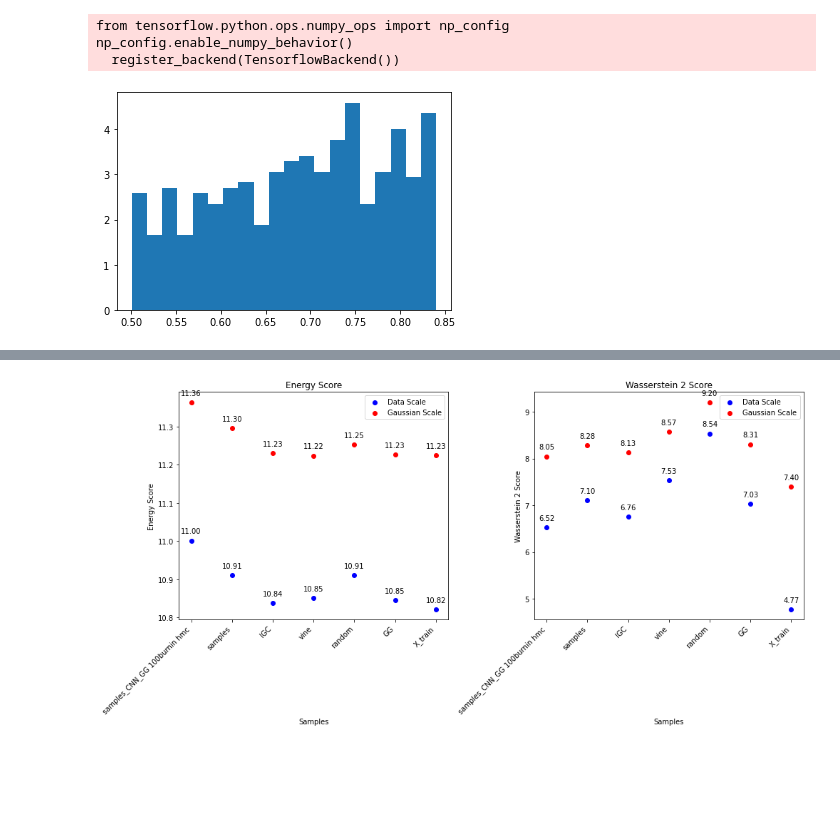
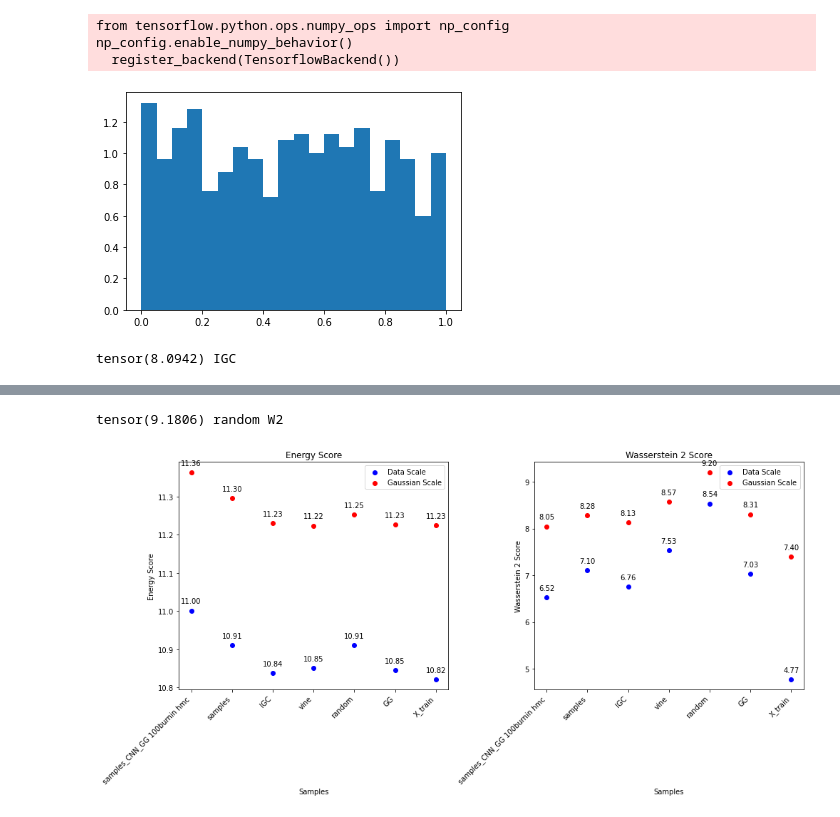
Before and after one commit to Huk-David/Ratio-Copula, a Jupyter notebook: Copula by Ratio Estimation/Digits_MNIST_exp/image_exp.ipynb, the cells around one changed output, grey strips where cells are left out. Drawn from its saved outputs; the diff is of its cells as text; code cells hidden in the pictures; blank space fills up the shorter version.

```diff
--- a/Copula by Ratio Estimation/Digits_MNIST_exp/image_exp.ipynb
+++ b/Copula by Ratio Estimation/Digits_MNIST_exp/image_exp.ipynb
@@ -935,7 +935,7 @@ Estimated Total Size (MB): 0.07
 # training loop for GG Ratio
 
 # Define loss function and optimizer
-optimizer = optim.Adam(ratio_model.parameters())#, lr=0.0002, betas=(0.5, 0.999))
+optimizer = optim.Adam(ratio_model.parameters(), lr=0.0002, betas=(0.5, 0.999))
 
 # Training loop
 num_epochs = 501
@@ -1550,10 +1544,12 @@ from tensorflow.python.ops.numpy_ops import np_config
 np_config.enable_numpy_behavior()
   register_backend(TensorflowBackend())
 # %%
-plt.hist(scs.norm.cdf(samples_cdf[:,0]),density=True, bins=20)
+plt.hist((samples_cdf[:,0]),density=True, bins=20)
 plt.show()
+print(W2(X_test.reshape(-1,64).float(),torch.tensor(scs.norm.ppf(samples_cdf)).float(),),'IGC')
 # %% [output]
-[figure, old version]
+[figure, new version]
+tensor(8.0942) IGC
 # %%
 # Transform data to unit scale
 def to_unit_scale(data):
@@ -1790,6 +1786,10 @@ Wasserstein 2 [tensor(6.5246), tensor(7.1044), tensor(6.7563), tensor(7.5321), t
 Gaussian scale
 Energy Score [tensor(11.3636), tensor(11.2952), tensor(11.2300), tensor(11.2241), tensor(11.2534), tensor(11.2271), tensor(11.2252)]
 Wasserstein 2 [tensor(8.0461), tensor(8.2845), tensor(8.1308), tensor(8.5735), tensor(9.2036), tensor(8.3058), tensor(7.4011)]
+# %%
+print(W2(X_test.reshape(-1, 64).float(), torch.randn(500,64).float()),'random W2')
+# %% [output]
+tensor(9.1806) random W2
 # %%
 # Labels for the points
 labels = ['samples_CNN_GG 100burnin hmc', 'samples', 'IGC', 'vine', 'random', 'GG', 'X_train']
```
Also changed, not shown: parts of 21 cells of this notebook, 5 other files.
